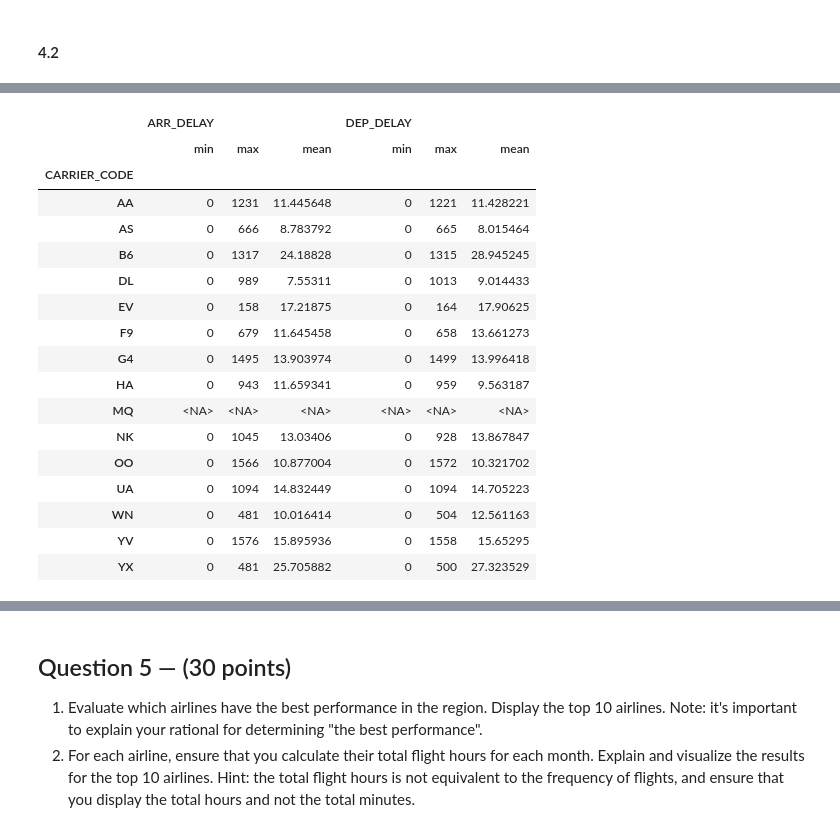
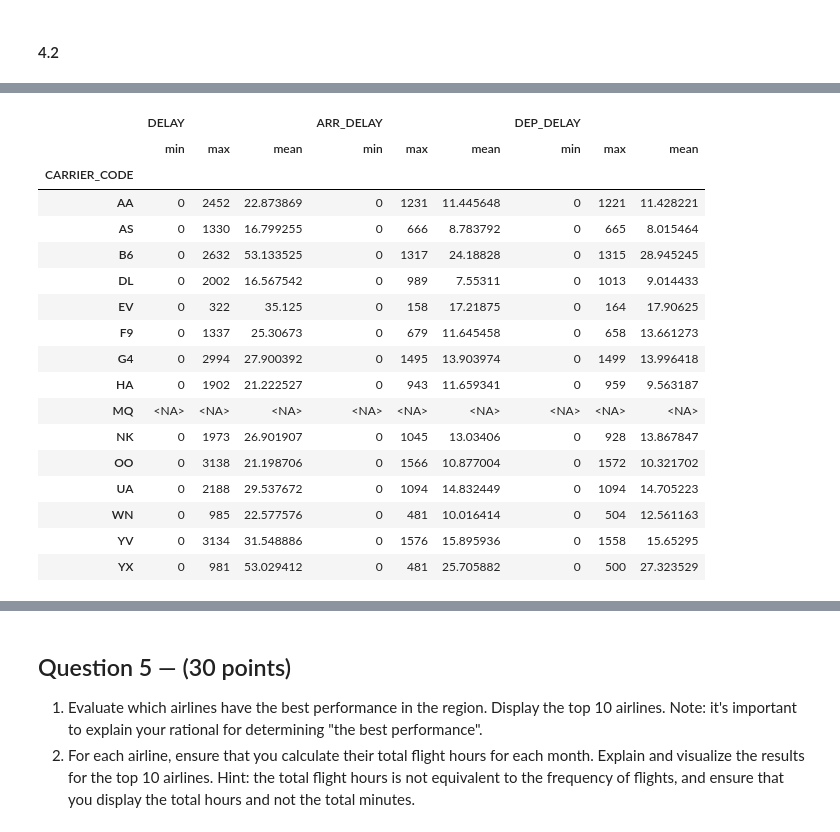
Before and after one commit to ayushzenith/practicum_1, a Jupyter notebook: Practicum.1.Group.30.ipynb, the cells around one changed output, grey strips where cells are left out. Saved outputs shown, nothing was run; the diff lists cells and outputs as text; code cells hidden in the pictures.

```diff
--- a/Practicum.1.Group.30.ipynb
+++ b/Practicum.1.Group.30.ipynb
@@ -511,11 +496,12 @@ The second chart illustrates the average arrival and departure delays for each c
 # %% [markdown]
 #### 4.2
 # %%
-# Calculate min, max, and average delays by carrier
-delay_stats = df.groupby('CARRIER_CODE')[['ARR_DELAY', 'DEP_DELAY']].agg(['min', 'max', 'mean'])
+
+df['DELAY'] = df['ARR_DELAY'] + df['DEP_DELAY']
+delay_stats = df.groupby('CARRIER_CODE')[['DELAY', 'ARR_DELAY', 'DEP_DELAY']].agg(['min', 'max', 'mean'])
 
 # Get the top 10 carriers by average arrival delay
-top_carriers = delay_stats['ARR_DELAY']['mean'].nlargest(10)
+top_carriers = delay_stats['DELAY']['mean'].nlargest(10)
 # %%
 delay_stats
 # %% [output]
@@ -580,30 +567,30 @@ delay_stats_ca
 # %%
 # Filter the data for Arizona
 az_data = df[df['ORIGIN_ST'] == 'AZ']
 
-delay_stats_az = az_data.groupby('CARRIER_CODE')[['ARR_DELAY', 'DEP_DELAY']].agg(['min', 'max', 'mean'])
-top_carriers_az = delay_stats_az['ARR_DELAY']['mean'].nlargest(10)
+delay_stats_az = az_data.groupby('CARRIER_CODE')[['DELAY', 'ARR_DELAY', 'DEP_DELAY']].agg(['min', 'max', 'mean'])
+top_carriers_az = delay_stats_az['DELAY']['mean'].nlargest(10)
 
 delay_stats_az
 # %% [output]
-|  | ARR_DELAY |  |  | DEP_DELAY |  |  |
-|  | min | max | mean | min | max | mean |
-| CARRIER_CODE |  |  |  |  |  |  |
-| AA | 0 | 1231 | 11.445648 | 0 | 1221 | 11.428221 |
-| AS | 0 | 666 | 8.783792 | 0 | 665 | 8.015464 |
-| B6 | 0 | 1317 | 24.18828 | 0 | 1315 | 28.945245 |
-| DL | 0 | 989 | 7.55311 | 0 | 1013 | 9.014433 |
-| EV | 0 | 158 | 17.21875 | 0 | 164 | 17.90625 |
-| F9 | 0 | 679 | 11.645458 | 0 | 658 | 13.661273 |
-| G4 | 0 | 1495 | 13.903974 | 0 | 1499 | 13.996418 |
-| HA | 0 | 943 | 11.659341 | 0 | 959 | 9.563187 |
-| MQ | <NA> | <NA> | <NA> | <NA> | <NA> | <NA> |
-| NK | 0 | 1045 | 13.03406 | 0 | 928 | 13.867847 |
-| OO | 0 | 1566 | 10.877004 | 0 | 1572 | 10.321702 |
-| UA | 0 | 1094 | 14.832449 | 0 | 1094 | 14.705223 |
-| WN | 0 | 481 | 10.016414 | 0 | 504 | 12.561163 |
-| YV | 0 | 1576 | 15.895936 | 0 | 1558 | 15.65295 |
-| YX | 0 | 481 | 25.705882 | 0 | 500 | 27.323529 |
+|  | DELAY |  |  | ARR_DELAY |  |  | DEP_DELAY |  |  |
+|  | min | max | mean | min | max | mean | min | max | mean |
+| CARRIER_CODE |  |  |  |  |  |  |  |  |  |
+| AA | 0 | 2452 | 22.873869 | 0 | 1231 | 11.445648 | 0 | 1221 | 11.428221 |
+| AS | 0 | 1330 | 16.799255 | 0 | 666 | 8.783792 | 0 | 665 | 8.015464 |
+| B6 | 0 | 2632 | 53.133525 | 0 | 1317 | 24.18828 | 0 | 1315 | 28.945245 |
+| DL | 0 | 2002 | 16.567542 | 0 | 989 | 7.55311 | 0 | 1013 | 9.014433 |
+| EV | 0 | 322 | 35.125 | 0 | 158 | 17.21875 | 0 | 164 | 17.90625 |
+| F9 | 0 | 1337 | 25.30673 | 0 | 679 | 11.645458 | 0 | 658 | 13.661273 |
+| G4 | 0 | 2994 | 27.900392 | 0 | 1495 | 13.903974 | 0 | 1499 | 13.996418 |
+| HA | 0 | 1902 | 21.222527 | 0 | 943 | 11.659341 | 0 | 959 | 9.563187 |
+| MQ | <NA> | <NA> | <NA> | <NA> | <NA> | <NA> | <NA> | <NA> | <NA> |
+| NK | 0 | 1973 | 26.901907 | 0 | 1045 | 13.03406 | 0 | 928 | 13.867847 |
+| OO | 0 | 3138 | 21.198706 | 0 | 1566 | 10.877004 | 0 | 1572 | 10.321702 |
+| UA | 0 | 2188 | 29.537672 | 0 | 1094 | 14.832449 | 0 | 1094 | 14.705223 |
+| WN | 0 | 985 | 22.577576 | 0 | 481 | 10.016414 | 0 | 504 | 12.561163 |
+| YV | 0 | 3134 | 31.548886 | 0 | 1576 | 15.895936 | 0 | 1558 | 15.65295 |
+| YX | 0 | 981 | 53.029412 | 0 | 481 | 25.705882 | 0 | 500 | 27.323529 |
 # %%
 # Filter the data for Arizona
 nv_data = df[df['ORIGIN_ST'] == 'NV']
```
Also changed, not shown: parts of 9 cells of this notebook.
